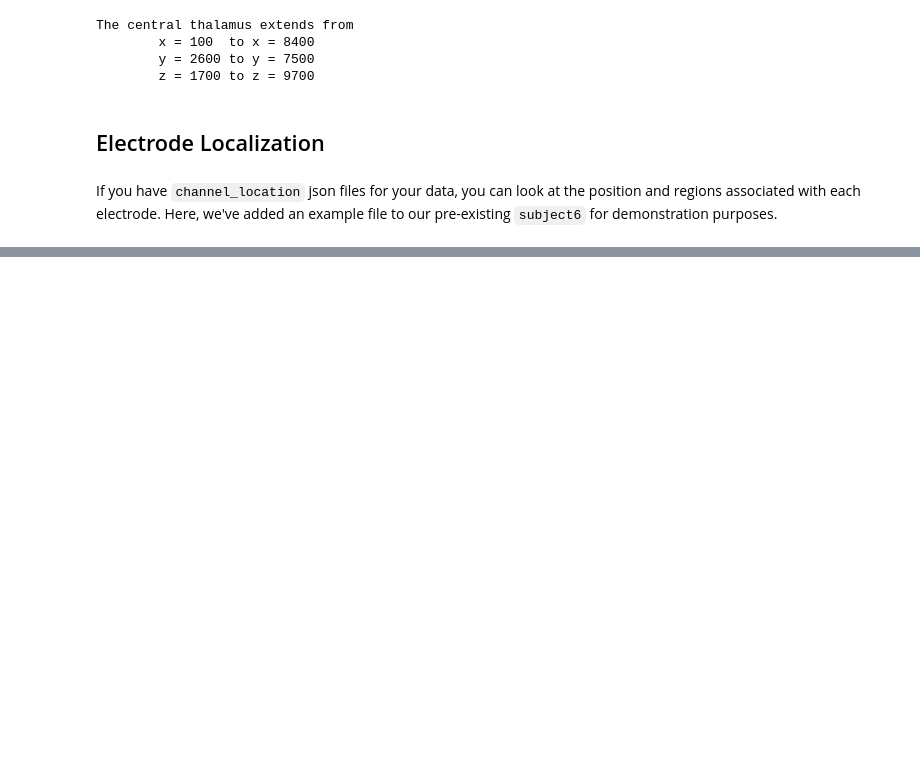
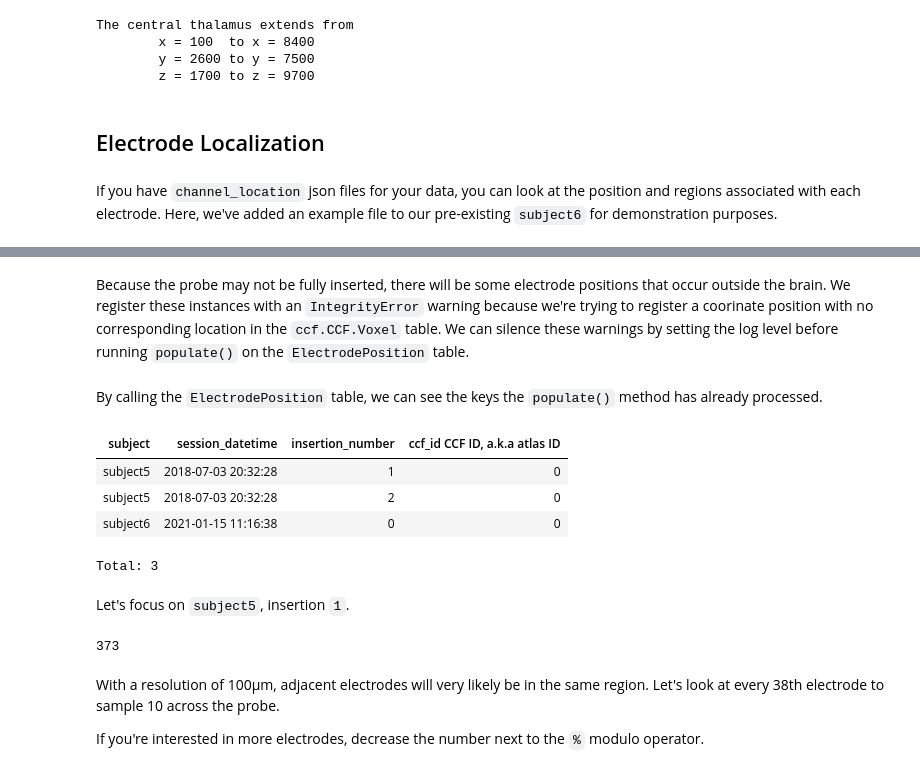
Before and after one commit to datajoint/workflow-array-ephys, a Jupyter notebook: notebooks/08-electrode-localization.ipynb, the cells around one changed output, grey strips where cells are left out. Saved outputs shown, nothing was run; the diff lists cells and outputs as text; code cells hidden in the pictures; blank space fills up the shorter version.

Commit message:
finalize eloc demo

```diff
--- a/notebooks/08-electrode-localization.ipynb
+++ b/notebooks/08-electrode-localization.ipynb
@@ -95,0 +91,2 @@ eloc.ElectrodePosition.Electrode()
+# %% [markdown]
+Because the probe may not be fully inserted, there will be some electrode positions that occur outside the brain. We register these instances with an `IntegrityError` warning because we're trying to register a coorinate position with no corresponding location in the `ccf.CCF.Voxel` table. We can silence these warnings by setting the log level before running `populate()` on the `ElectrodePosition` table.
@@ -95,0 +98,22 @@ eloc.ElectrodePosition.Electrode()
+# %% [markdown]
+By calling the `ElectrodePosition` table, we can see the keys the `populate()` method has already processed.
+# %%
+eloc.ElectrodePosition()
+# %% [output]
+| subject | session_datetime | insertion_number | ccf_id CCF ID, a.k.a atlas ID |
+| subject5 | 2018-07-03 20:32:28 | 1 | 0 |
+| subject5 | 2018-07-03 20:32:28 | 2 | 0 |
+| subject6 | 2021-01-15 11:16:38 | 0 | 0 |
+Total: 3
+# %% [markdown]
+Let's focus on `subject5`, insertion `1`.
+# %%
+from workflow_array_ephys.pipeline import ephys
+key=(ephys.EphysRecording & 'subject="subject5"' & 'insertion_number=1').fetch1('KEY')
+len(eloc.ElectrodePosition.Electrode & key)
+# %% [output]
+373
+# %% [markdown]
+With a resolution of 100μm, adjacent electrodes will very likely be in the same region. Let's look at every 38th electrode to sample 10 across the probe.
+
+If you're interested in more electrodes, decrease the number next to the `%` modulo operator.
```
Also changed, not shown: parts of 5 cells of this notebook, 5 other files.
